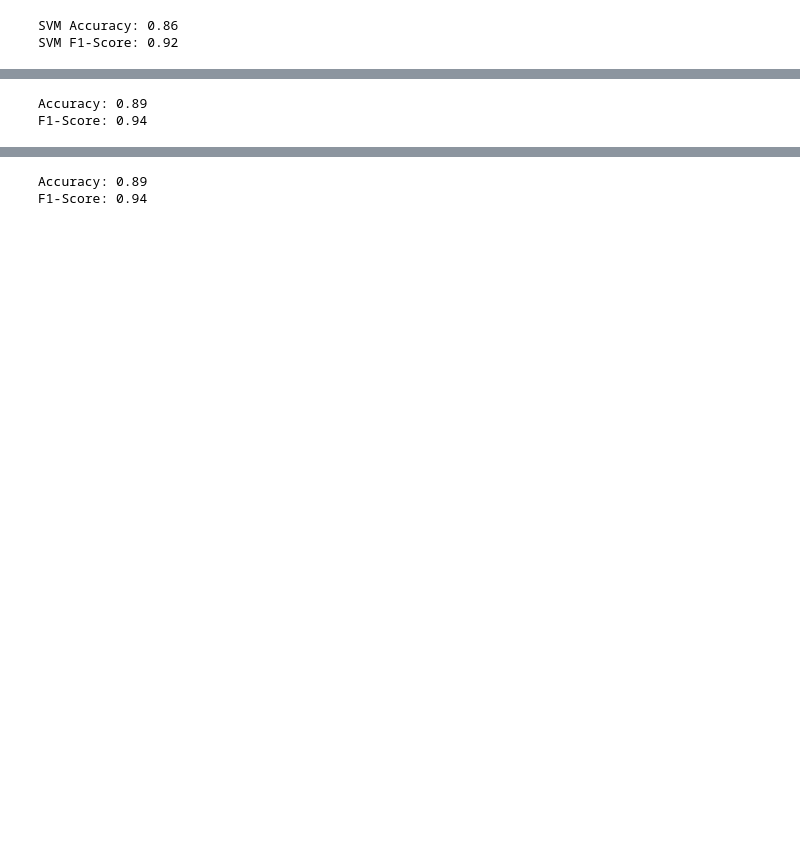
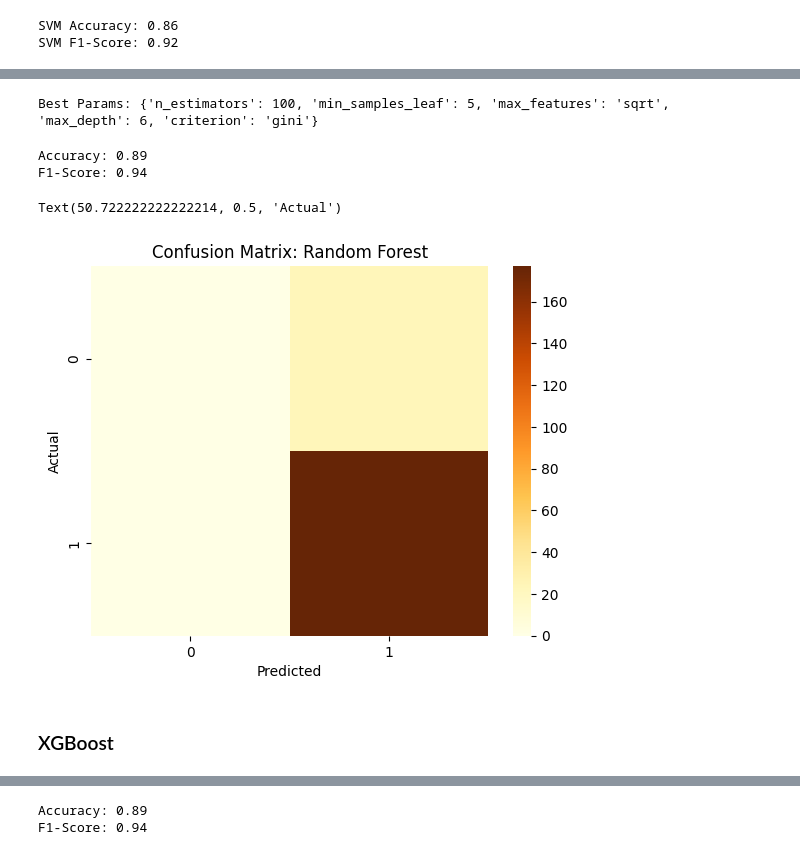
Before and after one commit to itsdakshjain/Customer-Churn-Prediction, a Jupyter notebook: notebooks/churn_prediction_modeling_v1.ipynb, the cells around one changed output, grey strips where cells are left out. Saved outputs shown, nothing was run; the diff lists cells and outputs as text; code cells hidden in the pictures; blank space fills up the shorter version.

```diff
--- a/notebooks/churn_prediction_modeling_v1.ipynb
+++ b/notebooks/churn_prediction_modeling_v1.ipynb
@@ -480,34 +519,18 @@ SVM F1-Score: 0.92
 # %%
-from sklearn.ensemble import RandomForestClassifier
-from sklearn.model_selection import RandomizedSearchCV
-
-# 1. Initialize with 'balanced' - This handles the 7:1 ratio automatically
 rf = RandomForestClassifier(random_state=42, class_weight='balanced')
-
-# 2. Tight parameters to prevent memorization (Overfitting)
+#trying parameters to prevent memorization (Overfitting)
 param_dist_rf = {
     'n_estimators': [100, 200],
     'max_depth': [4, 5, 6],        # Not too deep, not too shallow
     'min_samples_leaf': [5, 10],   # Ensures rules apply to a group
     'max_features': ['sqrt'],      # Forces variety in trees
-    'criterion': ['gini', 'entropy']
-}
+    'criterion': ['gini', 'entropy'] }
 
-# 3. Use 'balanced_accuracy' - This is the best metric for your 94 vs 706 split
-random_rf = RandomizedSearchCV(
-    rf,
-    param_dist_rf,
-    n_iter=10,
-    cv=5,
-    scoring='balanced_accuracy',
-    verbose=1,
-    random_state=42
-)
-
-# 4. Train on the ORIGINAL, non-SMOTE data
-random_rf.fit(X_train, y_train)
-
-print("Best Params:", random_rf.best_params_)
-rf_best_model = random_rf.best_estimator_
+random_rf = RandomizedSearchCV(rf,
+param_dist_rf, n_iter=10, cv=5,
+scoring='balanced_accuracy', #trying balanced_accuracy
+verbose=1, random_state=42 )
+# random forest classifier on can work on non scale data as it is based on decision trees rules
+random_rf.fit(X_train, y_train)#Train on the ORIGINAL, non-SMOTE data
 # %% [output]
 Fitting 5 folds for each of 10 candidates, totalling 50 fits
@@ -515 +546,6 @@ Best Params: {'n_estimators': 100, 'min_samples_leaf': 5, 'max_features': 'sqrt'
+# %%
+print("Best Params:", random_rf.best_params_)
+rf_best_model = random_rf.best_estimator_
+# %% [output]
+Best Params: {'n_estimators': 100, 'min_samples_leaf': 5, 'max_features': 'sqrt', 'max_depth': 6, 'criterion': 'gini'}
 # %%
@@ -532,3 +560,13 @@ model_comparison.append({
 # %% [output]
 Accuracy: 0.89
 F1-Score: 0.94
+# %%
+sns.heatmap(confusion_matrix(y_test, y_pred_rf), fmt='d', cmap='YlOrBr')
+plt.title('Confusion Matrix: Random Forest')
+plt.xlabel('Predicted')
+plt.ylabel('Actual')
+# %% [output]
+Text(50.722222222222214, 0.5, 'Actual')
+[figure, added]
+# %% [markdown]
+### XGBoost
```
Also changed, not shown: parts of 43 cells of this notebook.
